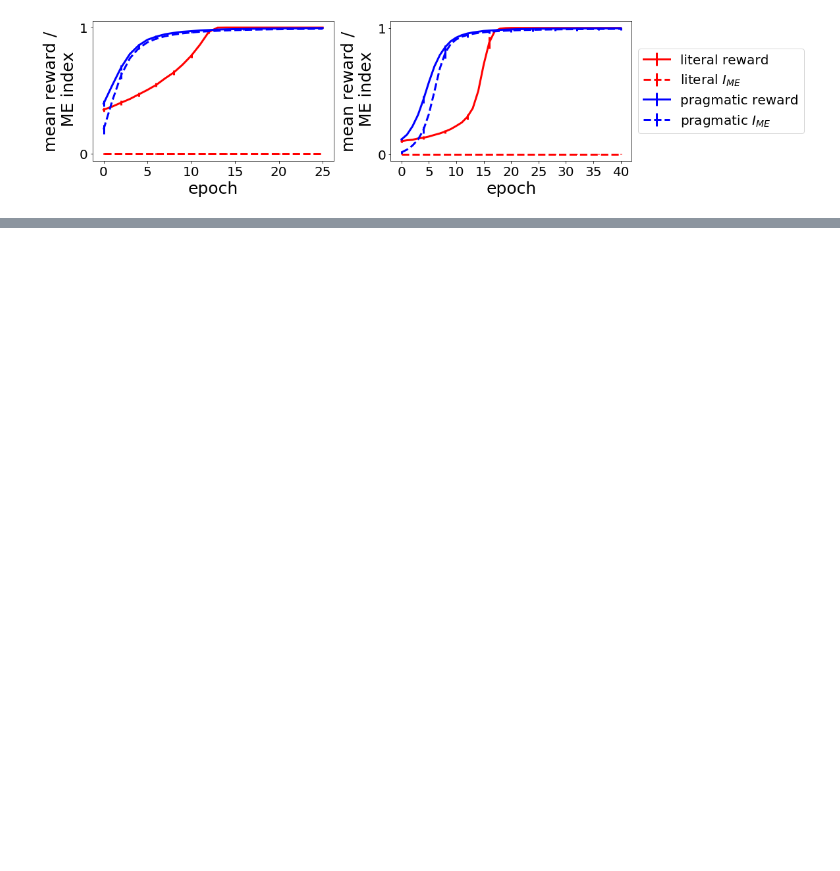
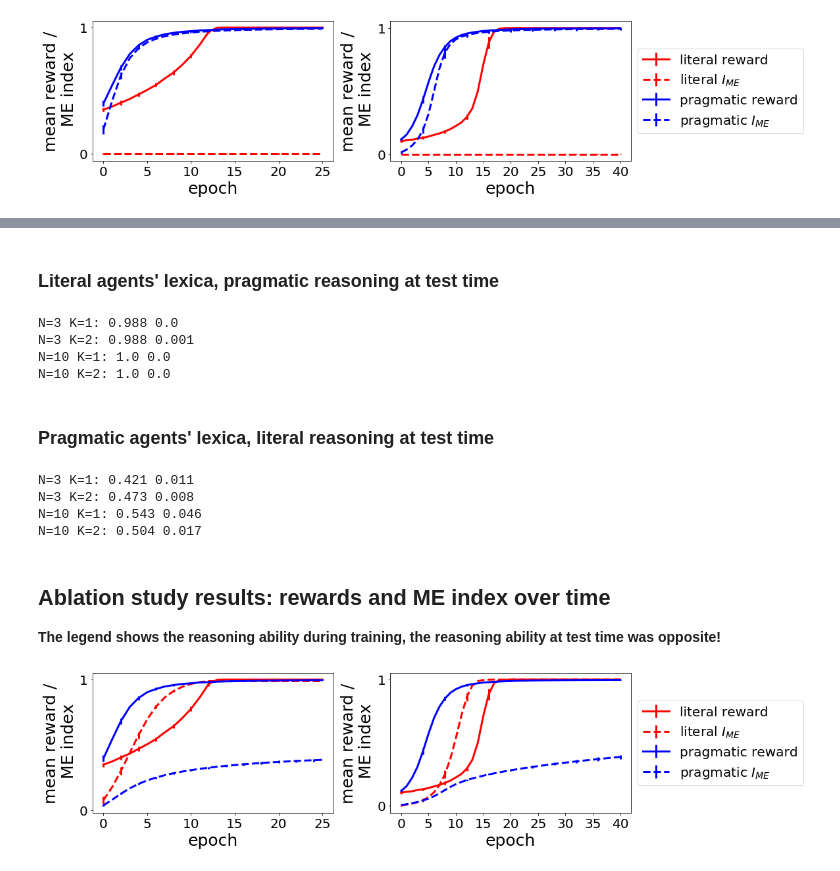
Before and after one commit to alv1nn/bilingual_agents_me_bias, a Jupyter notebook: ME_bias/plot_ME_bias_labeling.ipynb, the cells around one changed output, grey strips where cells are left out. Saved outputs shown, nothing was run; the diff lists cells and outputs as text; code cells hidden in the pictures; blank space fills up the shorter version.

```diff
--- a/ME_bias/plot_ME_bias_labeling.ipynb
+++ b/ME_bias/plot_ME_bias_labeling.ipynb
@@ -96,0 +99,28 @@ plot_rewards_plus_me_index_single_agent()
+# %% [markdown]
+### Literal agents' lexica, pragmatic reasoning at test time
+# %%
+# N: total number of states and messages, K: number of messages excluded from training
+me_index('L0', ablation=True)
+# %% [output]
+N=3 K=1: 0.988 0.0
+N=3 K=2: 0.988 0.001
+N=10 K=1: 1.0 0.0
+N=10 K=2: 1.0 0.0
+# %% [markdown]
+### Pragmatic agents' lexica, literal reasoning at test time
+# %%
+# N: total number of states and messages, K: number of messages excluded from training
+me_index('L1', ablation=True)
+# %% [output]
+N=3 K=1: 0.421 0.011
+N=3 K=2: 0.473 0.008
+N=10 K=1: 0.543 0.046
+N=10 K=2: 0.504 0.017
+# %% [markdown]
+## Ablation study results: rewards and ME index over time
+
+**The legend shows the reasoning ability during training, the reasoning ability at test time was opposite!**
+# %%
+plot_rewards_plus_me_index_single_agent(ablation=True)
+# %% [output]
+[figure, added]
```
Also changed, not shown: parts of 3 cells of this notebook, 2 other files.
